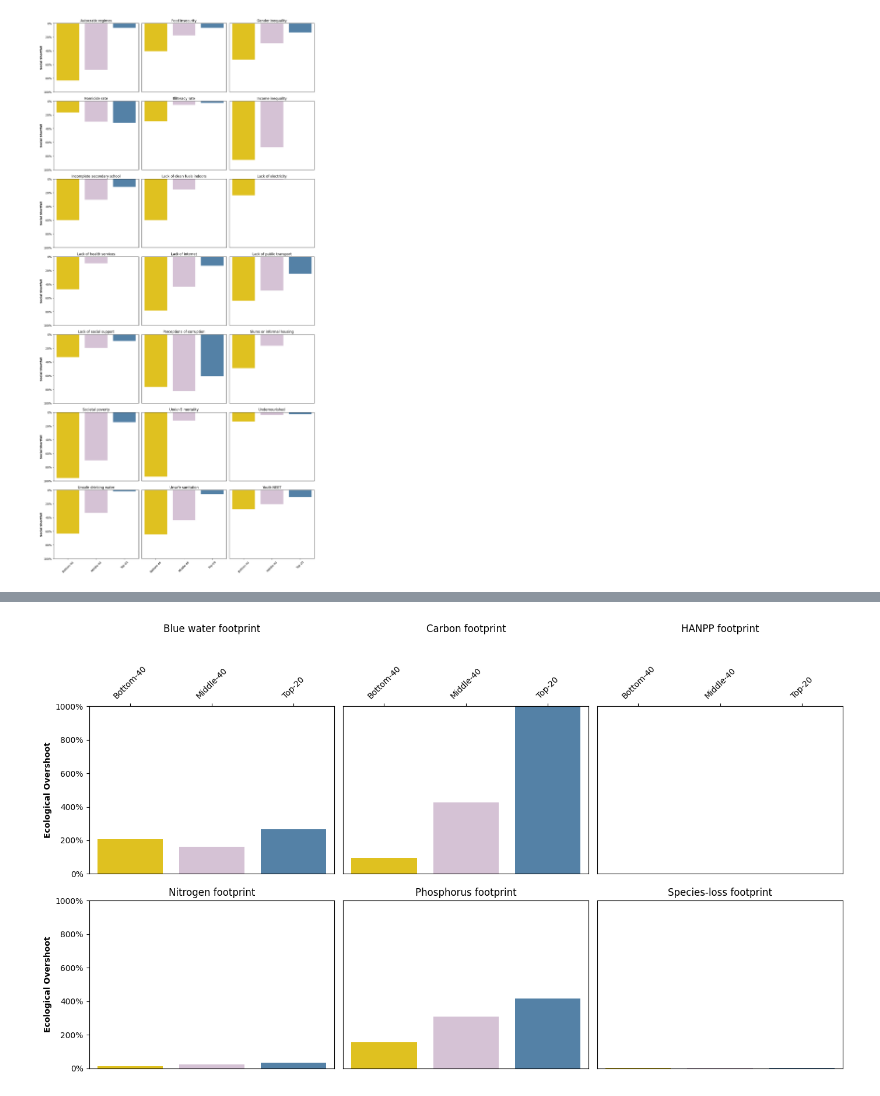
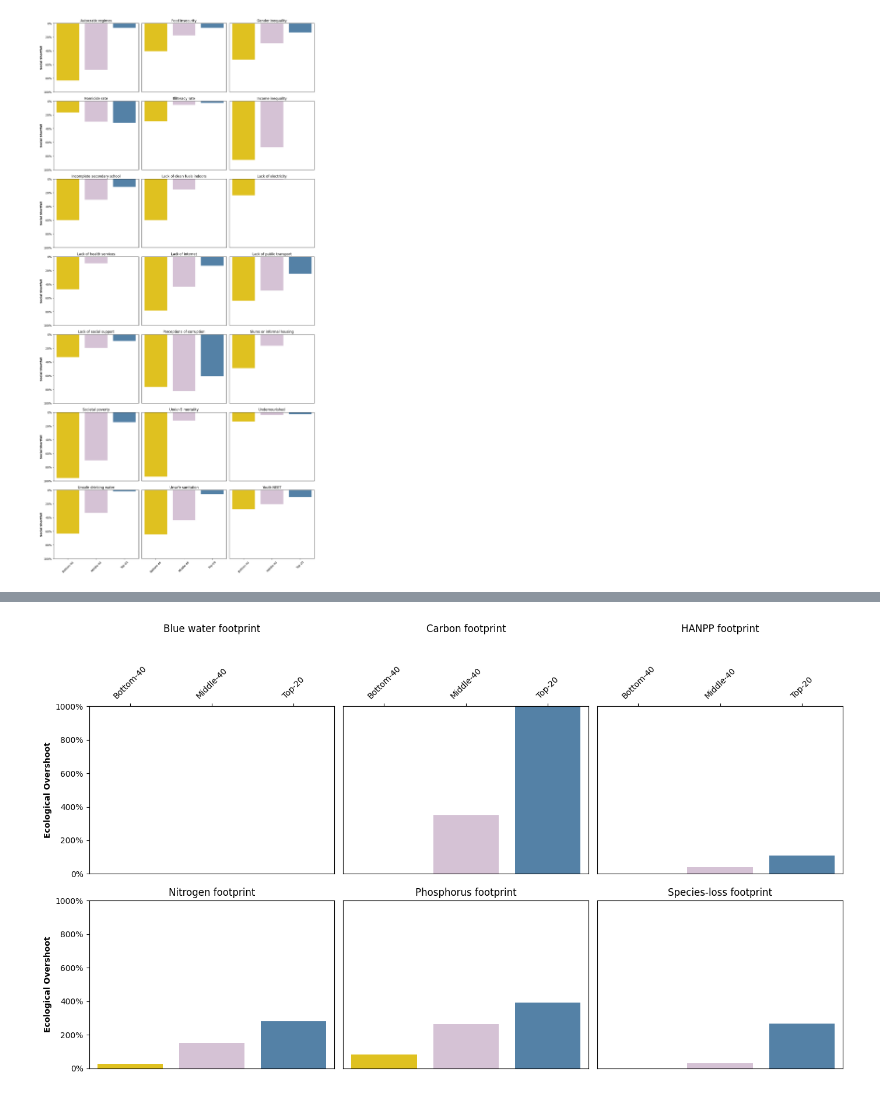
Before and after one commit to romgzn/DAML_Assignments, a Jupyter notebook: first_assignment/Country_Clusters.ipynb, the cells around one changed output, grey strips where cells are left out. Saved outputs shown, nothing was run; the diff lists cells and outputs as text; code cells hidden in the pictures.

Commit message:
Fix ratio issue and add explanation regarding the logic

```diff
--- a/first_assignment/Country_Clusters.ipynb
+++ b/first_assignment/Country_Clusters.ipynb
@@ -89,8 +89,6 @@ plt.show()
 eco_short = panel_data[panel_data['domain'] == 'ecological']
 # %%
 eco_short.reset_index(drop='True', inplace=True)
-# %%
-eco_short = eco_short.groupby(['indicator', 'group'])['value'].sum().reset_index()
 # %%
 footprint_map = {
     'N_footprint': 'Nitrogen footprint',
@@ -107,5 +115,0 @@ eco_short.sort_values(['indicator', 'group'], inplace=True)
-# %%
-#Correct data scale
-eco_short.loc[eco_short['indicator'] == 'Carbon footprint', 'value'] = eco_short.loc[eco_short['indicator'] == 'Carbon footprint', 'value'] * 100
-eco_short.loc[eco_short['indicator'] == 'Nitrogen footprint	', 'value'] = eco_short.loc[eco_short['indicator'] == 'Nitrogen footprint', 'value'] * 100
-eco_short.loc[eco_short['indicator'] == 'Phosphorus footprint', 'value'] = eco_short.loc[eco_short['indicator'] == 'Phosphorus footprint', 'value'] * 100
@@ -111,0 +171,3 @@ eco_short.loc[eco_short['indicator'] == 'Phosphorus footprint', 'value'] = eco_s
+# %%
+#use ration instead to normalize the data
+eco_short = eco_short.groupby(['indicator', 'group'])['ratio'].sum().reset_index()
@@ -112,4 +194,15 @@ eco_short.loc[eco_short['indicator'] == 'Phosphorus footprint', 'value'] = eco_s
+# %%
+# there is no need to create normalized values
+# we can simply use the ratio
+# Reasoning:
+# Each indicator ratio is a normalised metric of the indicator's current value with respect
+# to its target value, expressed numerically.
+# (source: https://doughnuteconomics.org/tools/doughnut-data-portraits-visualiser-data-hub)
+# (e.g. a ratio of 1.5 means the boundary has been exceeded by 50%).
+# We multiply by 100 to get the requested form in %.
+eco_short['overshoot_perc'] = eco_short['ratio'] * 100
 # %%
+#@Todo: Fix issue regarding the x axis being below the first line fig titles when they should be below
 indicators2 = eco_short['indicator'].unique()
 
 n_cols = 3
@@ -117,32 +210,32 @@ n_rows = -(-len(indicators2) // n_cols)
 
 fig2, axes2 = plt.subplots(n_rows, n_cols, figsize=(14, n_rows * 4))
 axes2 = axes2.flatten()
 
 for i, indicator in enumerate(indicators2):
     ax = axes2[i]
     data2 = eco_short[eco_short['indicator'] == indicator]
     if i % 3 != 0:
         ax.yaxis.set_visible(False)
     else:
         ax.yaxis.set_major_formatter(mtick.PercentFormatter())
         ax.set_ylabel('Ecological Overshoot', fontweight='bold')
 
-    sns.barplot(data=data2, x='group', y='value', hue='group', palette=palette, legend=False, ax=ax)
+    sns.barplot(data=data2, x='group', y='overshoot_perc', hue='group', palette=palette, legend=False, ax=ax)
     ax.set_ylim(0, 1000)
     ax.set(xlabel=None)
 
     if i < n_cols:
         ax.xaxis.set_ticks_position('top')
         ax.xaxis.set_label_position('top')
         ax.tick_params(axis='x', rotation=45)
         ax.set_title(indicator, pad=40)
     else:
         ax.set_title(indicator)
 
 for ax in axes2[3:]:
     ax.xaxis.set_visible(False)
 
 plt.tight_layout()
 plt.show()
 # %% [output]
-[figure, old version]
+[figure, new version]
```
Also changed, not shown: parts of 8 cells of this notebook.
